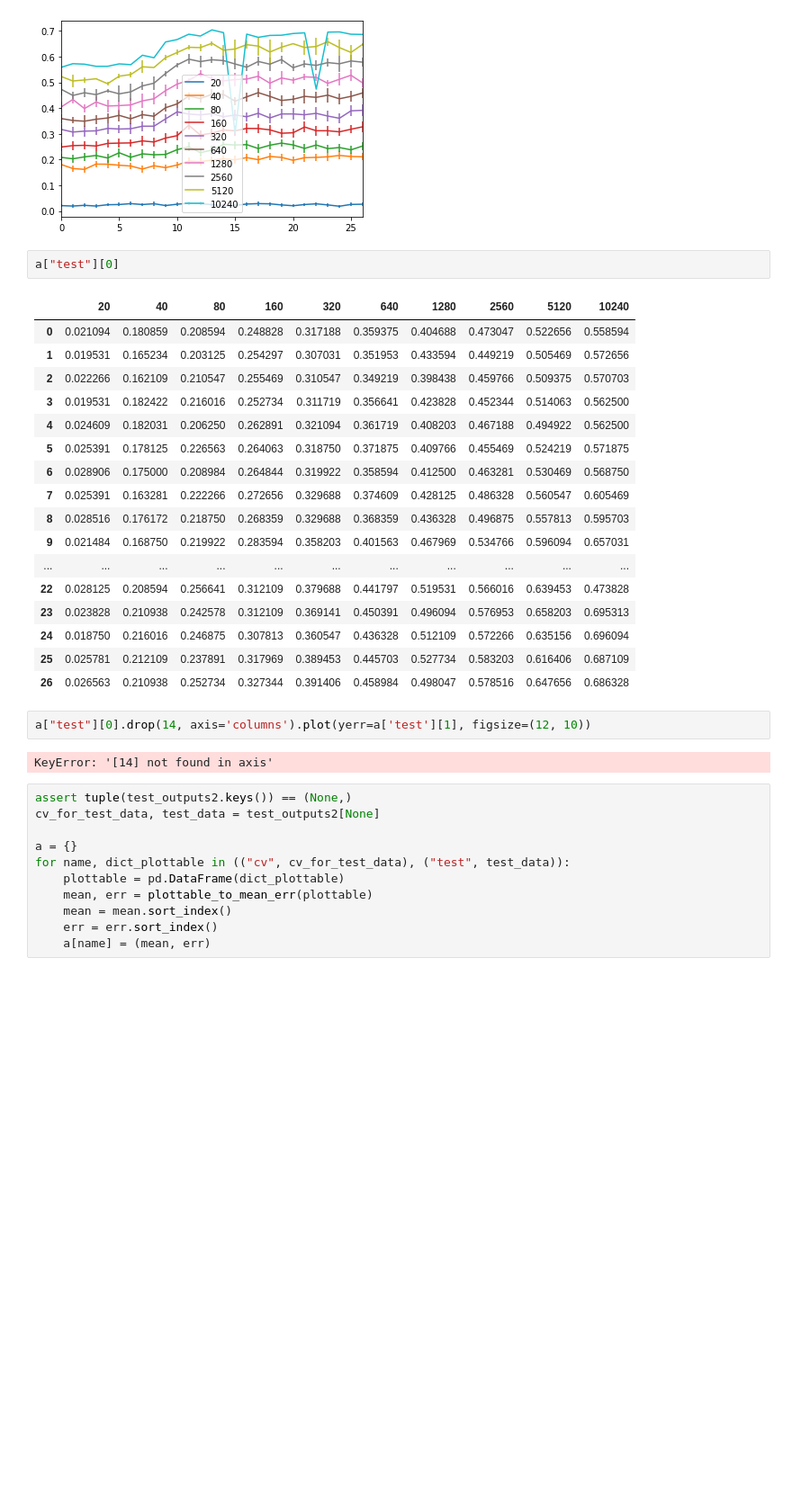
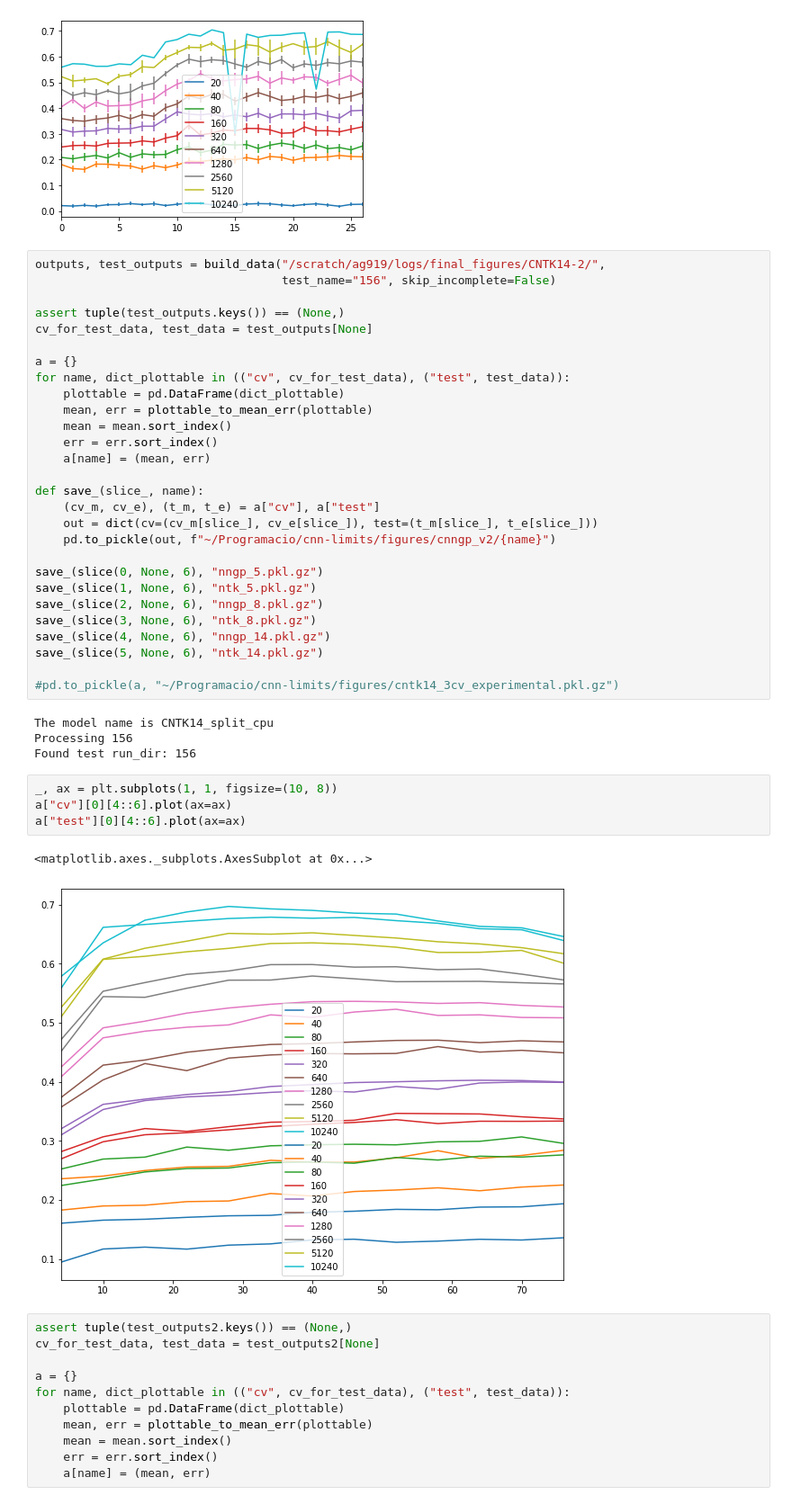
Before and after one commit to rhaps0dy/cnn-limits, a Jupyter notebook: notebooks/compile data for neurips figures.ipynb, the cells around one changed output. Shown: that part at 90% size. Drawn from its saved outputs; the diff is of its cells as text; blank space fills up the shorter version.

```diff
--- a/notebooks/compile data for neurips figures.ipynb
+++ b/notebooks/compile data for neurips figures.ipynb
@@ -403,30 +403,45 @@ a["test"][0].plot(yerr=a["test"][1])
 # %% [output]
 <matplotlib.axes._subplots.AxesSubplot at 0x...>
 [figure]
-# %%
-a["test"][0]
-# %% [output]
-|  | 20 | 40 | 80 | 160 | 320 | 640 | 1280 | 2560 | 5120 | 10240 |
-| 0 | 0.021094 | 0.180859 | 0.208594 | 0.248828 | 0.317188 | 0.359375 | 0.404688 | 0.473047 | 0.522656 | 0.558594 |
-| 1 | 0.019531 | 0.165234 | 0.203125 | 0.254297 | 0.307031 | 0.351953 | 0.433594 | 0.449219 | 0.505469 | 0.572656 |
-| 2 | 0.022266 | 0.162109 | 0.210547 | 0.255469 | 0.310547 | 0.349219 | 0.398438 | 0.459766 | 0.509375 | 0.570703 |
-| 3 | 0.019531 | 0.182422 | 0.216016 | 0.252734 | 0.311719 | 0.356641 | 0.423828 | 0.452344 | 0.514063 | 0.562500 |
-| 4 | 0.024609 | 0.182031 | 0.206250 | 0.262891 | 0.321094 | 0.361719 | 0.408203 | 0.467188 | 0.494922 | 0.562500 |
-| 5 | 0.025391 | 0.178125 | 0.226563 | 0.264063 | 0.318750 | 0.371875 | 0.409766 | 0.455469 | 0.524219 | 0.571875 |
-| 6 | 0.028906 | 0.175000 | 0.208984 | 0.264844 | 0.319922 | 0.358594 | 0.412500 | 0.463281 | 0.530469 | 0.568750 |
-| 7 | 0.025391 | 0.163281 | 0.222266 | 0.272656 | 0.329688 | 0.374609 | 0.428125 | 0.486328 | 0.560547 | 0.605469 |
-| 8 | 0.028516 | 0.176172 | 0.218750 | 0.268359 | 0.329688 | 0.368359 | 0.436328 | 0.496875 | 0.557813 | 0.595703 |
-| 9 | 0.021484 | 0.168750 | 0.219922 | 0.283594 | 0.358203 | 0.401563 | 0.467969 | 0.534766 | 0.596094 | 0.657031 |
-| ... | ... | ... | ... | ... | ... | ... | ... | ... | ... | ... |
-| 22 | 0.028125 | 0.208594 | 0.256641 | 0.312109 | 0.379688 | 0.441797 | 0.519531 | 0.566016 | 0.639453 | 0.473828 |
-| 23 | 0.023828 | 0.210938 | 0.242578 | 0.312109 | 0.369141 | 0.450391 | 0.496094 | 0.576953 | 0.658203 | 0.695313 |
-| 24 | 0.018750 | 0.216016 | 0.246875 | 0.307813 | 0.360547 | 0.436328 | 0.512109 | 0.572266 | 0.635156 | 0.696094 |
-| 25 | 0.025781 | 0.212109 | 0.237891 | 0.317969 | 0.389453 | 0.445703 | 0.527734 | 0.583203 | 0.616406 | 0.687109 |
-| 26 | 0.026563 | 0.210938 | 0.252734 | 0.327344 | 0.391406 | 0.458984 | 0.498047 | 0.578516 | 0.647656 | 0.686328 |
-# %%
-a["test"][0].drop(14, axis='columns').plot(yerr=a['test'][1], figsize=(12, 10))
-# %% [output]
-KeyError: '[14] not found in axis'
+# %%
+outputs, test_outputs = build_data("/scratch/ag919/logs/final_figures/CNTK14-2/",
+                                   test_name="156", skip_incomplete=False)
+
+assert tuple(test_outputs.keys()) == (None,)
+cv_for_test_data, test_data = test_outputs[None]
+
+a = {}
+for name, dict_plottable in (("cv", cv_for_test_data), ("test", test_data)):
+    plottable = pd.DataFrame(dict_plottable)
+    mean, err = plottable_to_mean_err(plottable)
+    mean = mean.sort_index()
+    err = err.sort_index()
+    a[name] = (mean, err)
+
+def save_(slice_, name):
+    (cv_m, cv_e), (t_m, t_e) = a["cv"], a["test"]
+    out = dict(cv=(cv_m[slice_], cv_e[slice_]), test=(t_m[slice_], t_e[slice_]))
+    pd.to_pickle(out, f"~/Programacio/cnn-limits/figures/cnngp_v2/{name}")
+
+save_(slice(0, None, 6), "nngp_5.pkl.gz")
+save_(slice(1, None, 6), "ntk_5.pkl.gz")
+save_(slice(2, None, 6), "nngp_8.pkl.gz")
+save_(slice(3, None, 6), "ntk_8.pkl.gz")
+save_(slice(4, None, 6), "nngp_14.pkl.gz")
+save_(slice(5, None, 6), "ntk_14.pkl.gz")
+
+#pd.to_pickle(a, "~/Programacio/cnn-limits/figures/cntk14_3cv_experimental.pkl.gz")
+# %% [output]
+The model name is CNTK14_split_cpu
+Processing 156
+Found test run_dir: 156
+# %%
+_, ax = plt.subplots(1, 1, figsize=(10, 8))
+a["cv"][0][4::6].plot(ax=ax)
+a["test"][0][4::6].plot(ax=ax)
+# %% [output]
+<matplotlib.axes._subplots.AxesSubplot at 0x...>
+[figure, added]
 # %%
 assert tuple(test_outputs2.keys()) == (None,)
 cv_for_test_data, test_data = test_outputs2[None]
```
Also changed, not shown: 6 other files.
